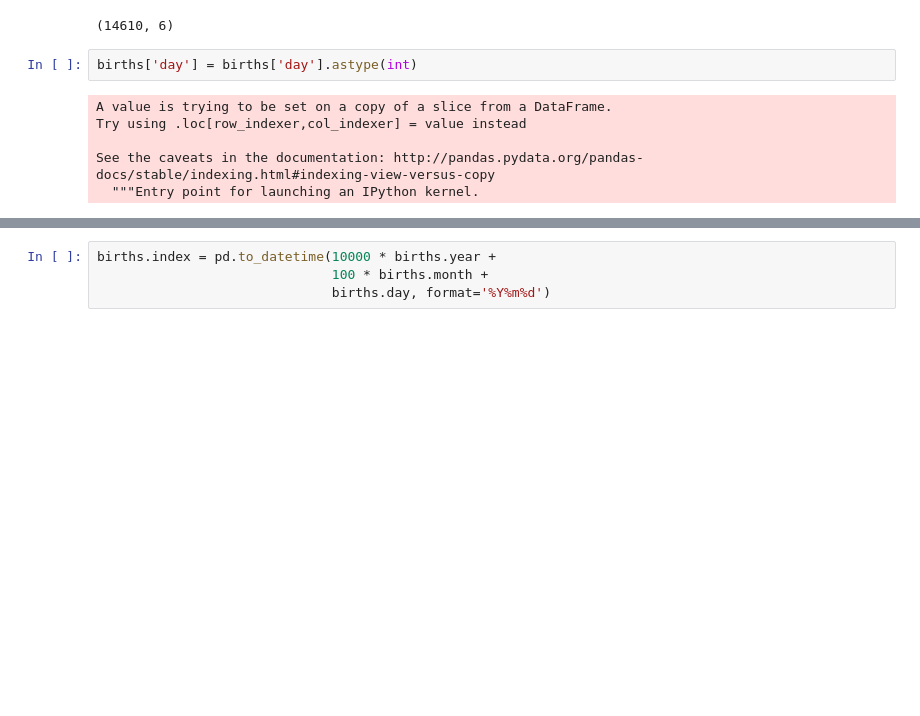
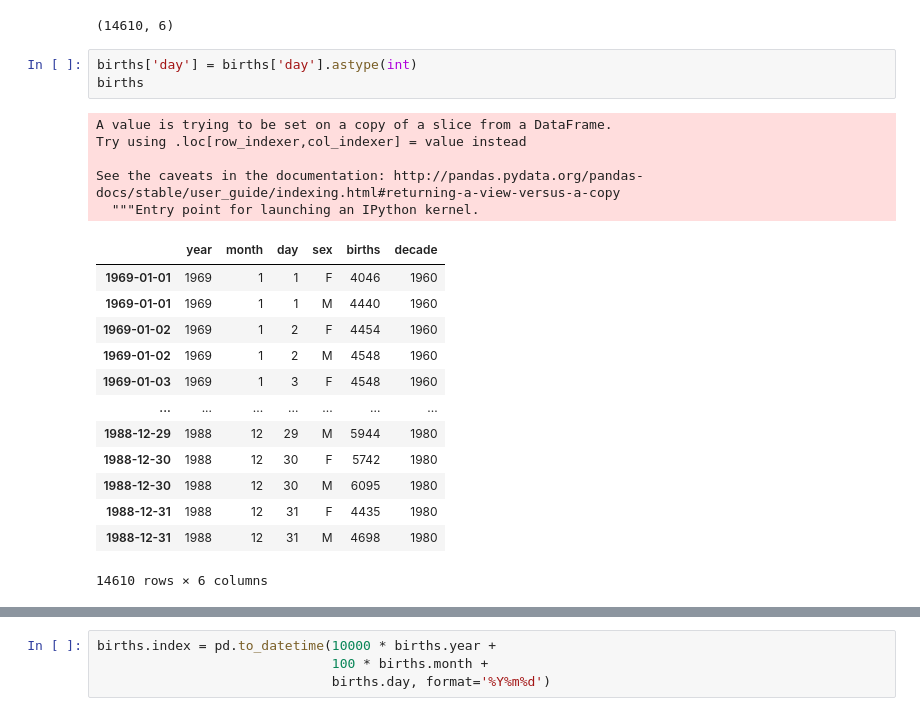
Before and after one commit to LucyLiu-UCSB/PythonReview, a Jupyter notebook: data science/Pandas_pivot.ipynb, the cells around one changed output, grey strips where cells are left out. Saved outputs shown, nothing was run; the diff lists cells and outputs as text; blank space fills up the shorter version.

```diff
--- a/data science/Pandas_pivot.ipynb
+++ b/data science/Pandas_pivot.ipynb
@@ -141,9 +175,23 @@ births.shape
 (14610, 6)
 # %%
 births['day'] = births['day'].astype(int)
+births
 # %% [output]
 A value is trying to be set on a copy of a slice from a DataFrame.
 Try using .loc[row_indexer,col_indexer] = value instead
 
-See the caveats in the documentation: http://pandas.pydata.org/pandas-docs/stable/indexing.html#indexing-view-versus-copy
+See the caveats in the documentation: http://pandas.pydata.org/pandas-docs/stable/user_guide/indexing.html#returning-a-view-versus-a-copy
   """Entry point for launching an IPython kernel.
+|  | year | month | day | sex | births | decade |
+| 1969-01-01 | 1969 | 1 | 1 | F | 4046 | 1960 |
+| 1969-01-01 | 1969 | 1 | 1 | M | 4440 | 1960 |
+| 1969-01-02 | 1969 | 1 | 2 | F | 4454 | 1960 |
+| 1969-01-02 | 1969 | 1 | 2 | M | 4548 | 1960 |
+| 1969-01-03 | 1969 | 1 | 3 | F | 4548 | 1960 |
+| ... | ... | ... | ... | ... | ... | ... |
+| 1988-12-29 | 1988 | 12 | 29 | M | 5944 | 1980 |
+| 1988-12-30 | 1988 | 12 | 30 | F | 5742 | 1980 |
+| 1988-12-30 | 1988 | 12 | 30 | M | 6095 | 1980 |
+| 1988-12-31 | 1988 | 12 | 31 | F | 4435 | 1980 |
+| 1988-12-31 | 1988 | 12 | 31 | M | 4698 | 1980 |
+14610 rows × 6 columns
```
Also changed, not shown: parts of 11 cells of this notebook, 10 other files.
